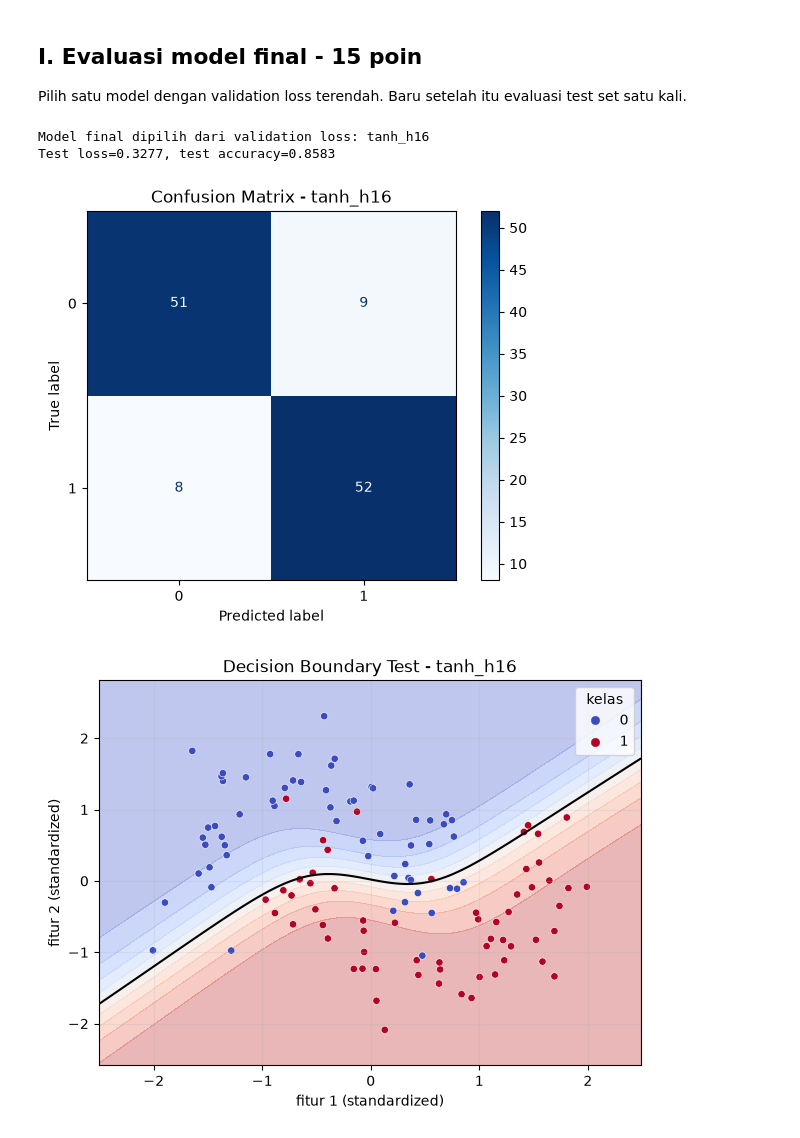
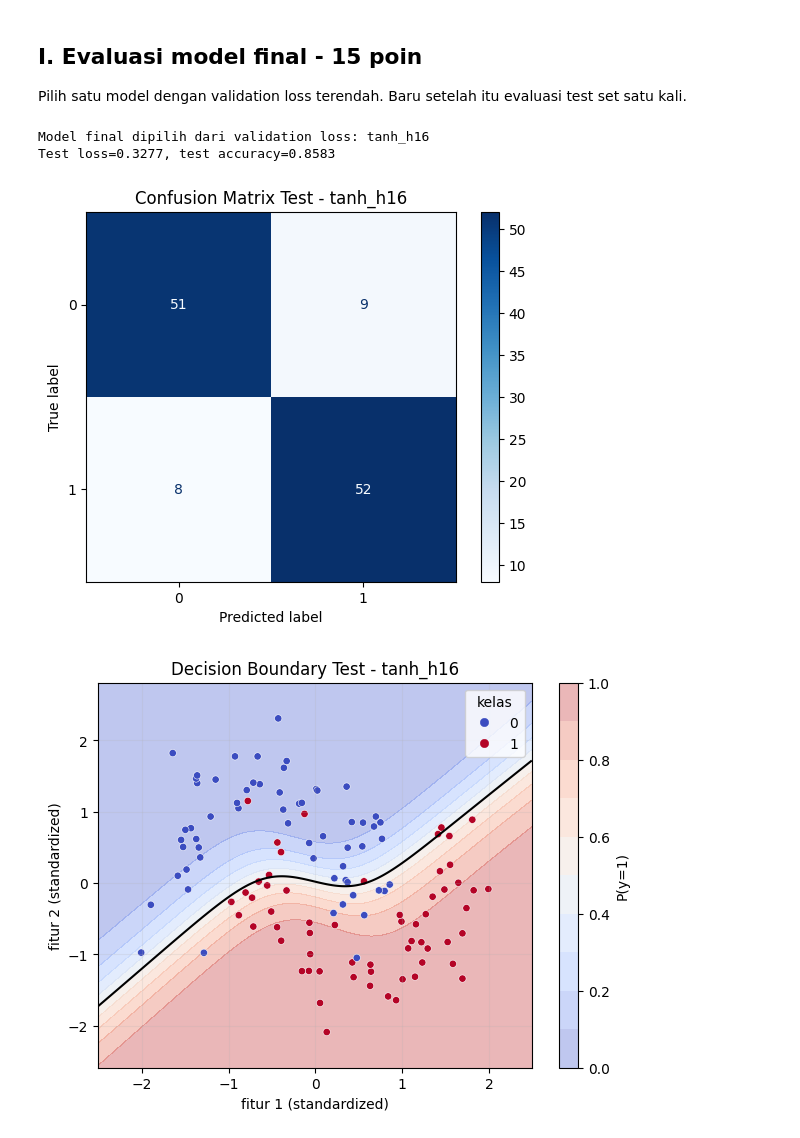
Before and after one commit to dillcipher/Modul-Praktikum-Deep-Learning, a Jupyter notebook: modul-01/M01_123450048.ipynb, the cells around one changed output. Saved outputs shown, nothing was run; the diff lists cells and outputs as text; code cells hidden in the pictures.

```diff
--- a/modul-01/M01_123450048.ipynb
+++ b/modul-01/M01_123450048.ipynb
@@ -300,8 +335,6 @@ X_test_t, y_test_t = as_tensor(X_test_s).to(DEVICE), as_tensor(y_test_f).to(DEVI
 
 def evaluate(model, X_tensor, y_tensor):
     model.eval()
-    X_tensor = X_tensor.to(DEVICE)
-    y_tensor = y_tensor.to(DEVICE)
     with torch.no_grad():
         logits = model(X_tensor)
         loss = nn.functional.binary_cross_entropy_with_logits(logits, y_tensor).item()
@@ -393,6 +432,12 @@ experiment_rows = []
 trained_models = {}
 histories = {}
 
+# Untuk setiap kombinasi:
+# 1. buat model baru dengan seed yang sama;
+# 2. latih dengan anggaran tetap;
+# 3. evaluasi train dan validation;
+# 4. simpan model/history;
+# 5. tambahkan satu dictionary metrik ke experiment_rows.
 for activation in ACTIVATIONS:
     for hidden_dim in HIDDEN_SIZES:
         run_id = f'{activation}_h{hidden_dim}'
@@ -401,7 +446,7 @@ for activation in ACTIVATIONS:
             model, epochs=EPOCHS, learning_rate=LEARNING_RATE,
             batch_size=BATCH_SIZE, seed=SEED,
         )
-        train_metrics = evaluate(model, X_train_t, y_train_t)
+        train_metrics = evaluate(model, X_train_t.to(DEVICE), y_train_t.to(DEVICE))
         val_metrics = evaluate(model, X_val_t, y_val_t)
         trained_models[run_id] = model
         histories[run_id] = history
@@ -430,6 +475,7 @@ for activation in ACTIVATIONS:
 
 results = pd.DataFrame(experiment_rows).sort_values('val_loss').reset_index(drop=True)
 assert len(results) == 6
-display(results)
+display(results[['run_id', 'model', 'train_loss', 'val_loss', 'val_metric',
+                 'parameters', 'runtime_seconds']])
 results.to_csv(f'M01_{NIM}_metrics.csv', index=False)
 # %% [output]
@@ -446,37 +492,46 @@ results.to_csv(f'M01_{NIM}_metrics.csv', index=False)
 Pilih satu model dengan validation loss terendah. Baru setelah itu evaluasi test set satu kali.
 # %%
 def plot_decision_boundary(model, X_values, y_values, title):
+    # Mesh, prediksi probabilitas, contourf, batas 0.5, dan scatter data.
     x_min, x_max = X_values[:, 0].min() - 0.5, X_values[:, 0].max() + 0.5
     y_min, y_max = X_values[:, 1].min() - 0.5, X_values[:, 1].max() + 0.5
     xx, yy = np.meshgrid(np.linspace(x_min, x_max, 240), np.linspace(y_min, y_max, 240))
     grid_values = np.c_[xx.ravel(), yy.ravel()].astype(np.float32)
+    model.eval()
     with torch.no_grad():
         logits = model(torch.tensor(grid_values, device=DEVICE))
         probabilities = torch.sigmoid(logits).cpu().numpy().reshape(xx.shape)
     fig, ax = plt.subplots(figsize=(7, 5))
-    ax.contourf(xx, yy, probabilities, levels=np.linspace(0, 1, 11), cmap='coolwarm', alpha=0.35)
+    filled = ax.contourf(xx, yy, probabilities, levels=np.linspace(0, 1, 11),
+                         cmap='coolwarm', alpha=0.35)
     ax.contour(xx, yy, probabilities, levels=[0.5], colors='black', linewidths=1.5)
-    scatter = ax.scatter(X_values[:, 0], X_values[:, 1], c=y_values, cmap='coolwarm', edgecolor='white', linewidth=0.4, s=28)
+    scatter = ax.scatter(X_values[:, 0], X_values[:, 1], c=y_values, cmap='coolwarm',
+                         edgecolor='white', linewidth=0.4, s=28)
     ax.set(title=title, xlabel='fitur 1 (standardized)', ylabel='fitur 2 (standardized)')
     ax.grid(alpha=0.2)
     ax.legend(*scatter.legend_elements(), title='kelas')
+    fig.colorbar(filled, ax=ax, label='P(y=1)')
     plt.show()
 
+# Ambil run_id terbaik dari results.
 best_run = results.iloc[0]['run_id']
 final_model = trained_models[best_run]
+
+# Hitung test loss dan test accuracy satu kali.
 final_test_metrics = evaluate(final_model, X_test_t, y_test_t)
 results.loc[results['run_id'] == best_run, 'test_metric'] = final_test_metrics['accuracy']
 results.to_csv(f'M01_{NIM}_metrics.csv', index=False)
-
 print(f'Model final dipilih dari validation loss: {best_run}')
 print(f"Test loss={final_test_metrics['loss']:.4f}, test accuracy={final_test_metrics['accuracy']:.4f}")
+
+# Confusion matrix dan decision boundary model final.
 cm = confusion_matrix(y_test, final_test_metrics['predictions'])
 ConfusionMatrixDisplay(cm).plot(cmap='Blues')
-plt.title(f'Confusion Matrix - {best_run}')
+plt.title(f'Confusion Matrix Test - {best_run}')
 plt.show()
 plot_decision_boundary(final_model, X_test_s, y_test, f'Decision Boundary Test - {best_run}')
 # %% [output]
 Model final dipilih dari validation loss: tanh_h16
 Test loss=0.3277, test accuracy=0.8583
-[figure, old version]
+[figure, new version]
-[figure, old version]
+[figure, new version]
```
Also changed, not shown: parts of 21 cells of this notebook, 2 other files.
